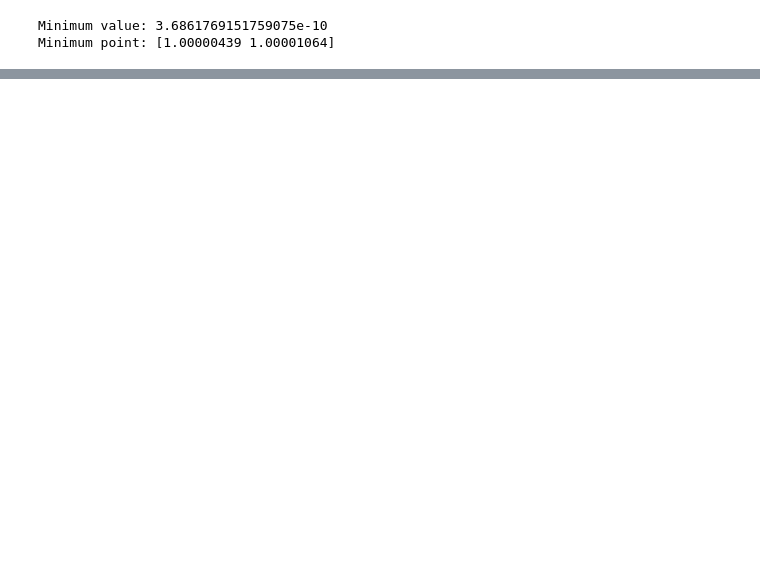
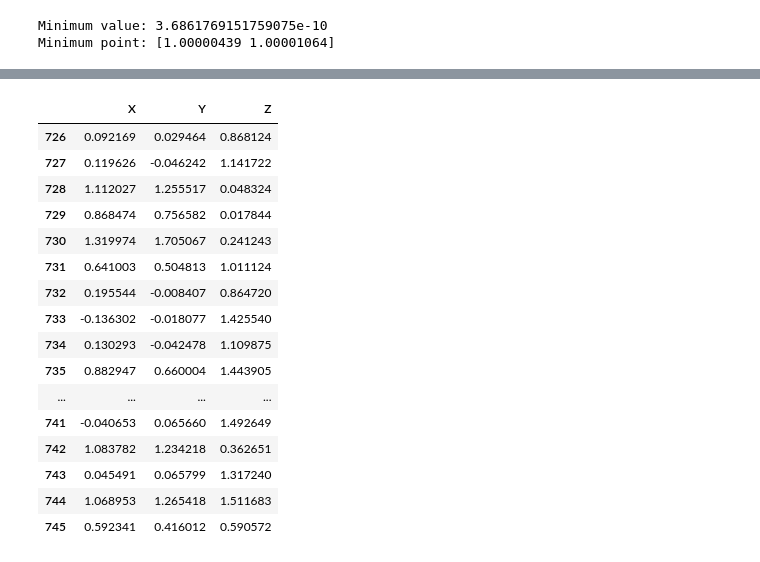
Before and after one commit to LLNL/scisample, a Jupyter notebook: examples/python_api/smart_sampler.ipynb, the cells around one changed output, grey strips where cells are left out. Cells and saved outputs as stored; diff of their text form; code cells hidden in the pictures; blank space fills up the shorter version.

```diff
--- a/examples/python_api/smart_sampler.ipynb
+++ b/examples/python_api/smart_sampler.ipynb
@@ -103,0 +219,20 @@ divide by zero encountered in log
+# %%
+display(df[-20:])
+# %% [output]
+|  | X | Y | Z |
+| 726 | 0.092169 | 0.029464 | 0.868124 |
+| 727 | 0.119626 | -0.046242 | 1.141722 |
+| 728 | 1.112027 | 1.255517 | 0.048324 |
+| 729 | 0.868474 | 0.756582 | 0.017844 |
+| 730 | 1.319974 | 1.705067 | 0.241243 |
+| 731 | 0.641003 | 0.504813 | 1.011124 |
+| 732 | 0.195544 | -0.008407 | 0.864720 |
+| 733 | -0.136302 | -0.018077 | 1.425540 |
+| 734 | 0.130293 | -0.042478 | 1.109875 |
+| 735 | 0.882947 | 0.660004 | 1.443905 |
+| ... | ... | ... | ... |
+| 741 | -0.040653 | 0.065660 | 1.492649 |
+| 742 | 1.083782 | 1.234218 | 0.362651 |
+| 743 | 0.045491 | 0.065799 | 1.317240 |
+| 744 | 1.068953 | 1.265418 | 1.511683 |
+| 745 | 0.592341 | 0.416012 | 0.590572 |
```
Also changed, not shown: parts of 9 cells of this notebook.
